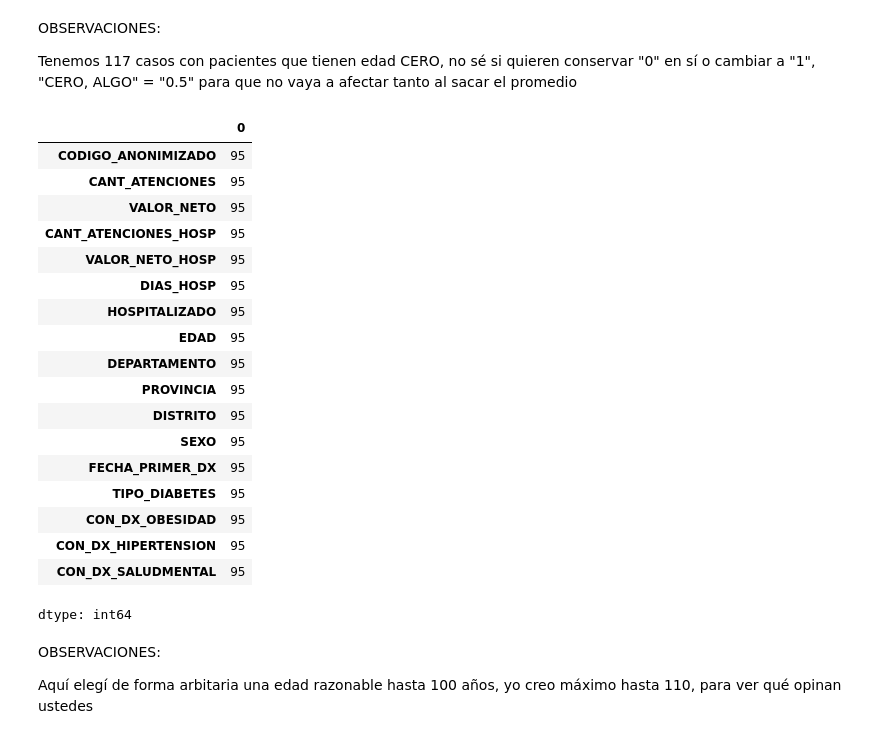
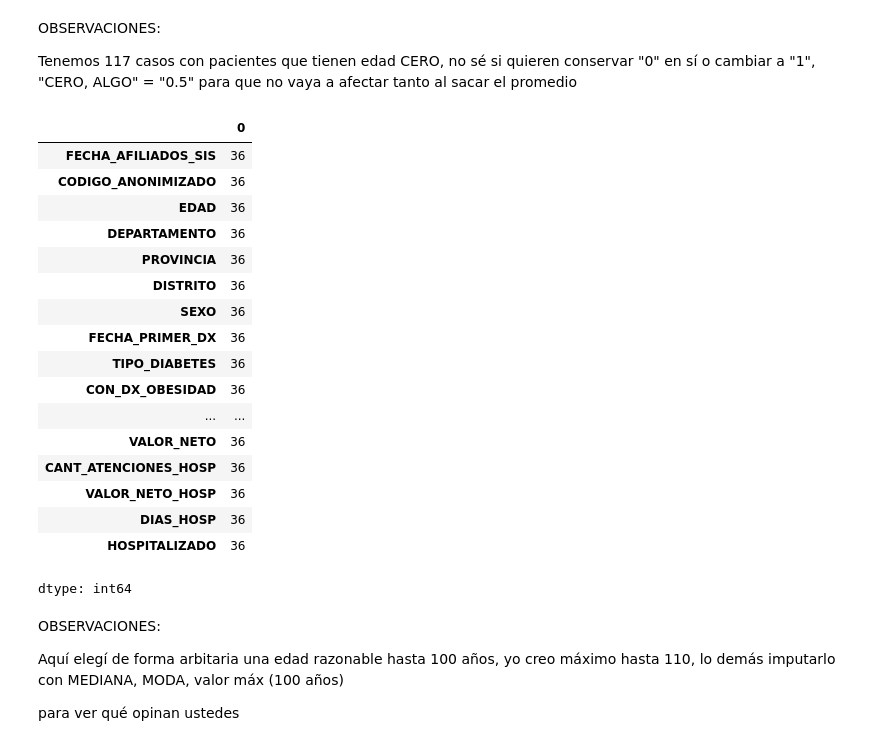
Before and after one commit to Sergius-DS/elecciOn_datasets, a Jupyter notebook: Dataset_Reducido.ipynb, the cells around one changed output. Saved outputs shown, nothing was run; the diff lists cells and outputs as text; code cells hidden in the pictures.

```diff
--- a/Dataset_Reducido.ipynb
+++ b/Dataset_Reducido.ipynb
@@ -39,2 +60,2 @@ ds.head(4)
 # %%
-ds[ds['FECHA_AFILIADOS_SIS'] == '2023-06-30']
+ds = ds[ds['FECHA_AFILIADOS_SIS'] >= '2023-09-01']
@@ -188,28 +163,29 @@ OBSERVACIONES:
 
 Tenemos 117 casos con pacientes que tienen edad CERO, no sé si quieren conservar "0" en sí o cambiar a "1", "CERO, ALGO" = "0.5" para que no vaya a afectar tanto al sacar el promedio
 # %%
-aggregado_ds[aggregado_ds['EDAD'] > 100].count()
+ds[ds['EDAD'] > 100].count()
 # %% [output]
 |  | 0 |
-| CODIGO_ANONIMIZADO | 95 |
-| CANT_ATENCIONES | 95 |
-| VALOR_NETO | 95 |
-| CANT_ATENCIONES_HOSP | 95 |
-| VALOR_NETO_HOSP | 95 |
-| DIAS_HOSP | 95 |
-| HOSPITALIZADO | 95 |
-| EDAD | 95 |
-| DEPARTAMENTO | 95 |
-| PROVINCIA | 95 |
-| DISTRITO | 95 |
-| SEXO | 95 |
-| FECHA_PRIMER_DX | 95 |
-| TIPO_DIABETES | 95 |
-| CON_DX_OBESIDAD | 95 |
-| CON_DX_HIPERTENSION | 95 |
-| CON_DX_SALUDMENTAL | 95 |
+| FECHA_AFILIADOS_SIS | 36 |
+| CODIGO_ANONIMIZADO | 36 |
+| EDAD | 36 |
+| DEPARTAMENTO | 36 |
+| PROVINCIA | 36 |
+| DISTRITO | 36 |
+| SEXO | 36 |
+| FECHA_PRIMER_DX | 36 |
+| TIPO_DIABETES | 36 |
+| CON_DX_OBESIDAD | 36 |
+| ... | ... |
+| VALOR_NETO | 36 |
+| CANT_ATENCIONES_HOSP | 36 |
+| VALOR_NETO_HOSP | 36 |
+| DIAS_HOSP | 36 |
+| HOSPITALIZADO | 36 |
 dtype: int64
 # %% [markdown]
 OBSERVACIONES:
 
-Aquí elegí de forma arbitaria una edad razonable hasta 100 años, yo creo máximo hasta 110, para ver qué opinan ustedes
+Aquí elegí de forma arbitaria una edad razonable hasta 100 años, yo creo máximo hasta 110, lo demás imputarlo con MEDIANA, MODA, valor máx (100 años)
+
+para ver qué opinan ustedes
```
Also changed, not shown: parts of 16 cells of this notebook.
